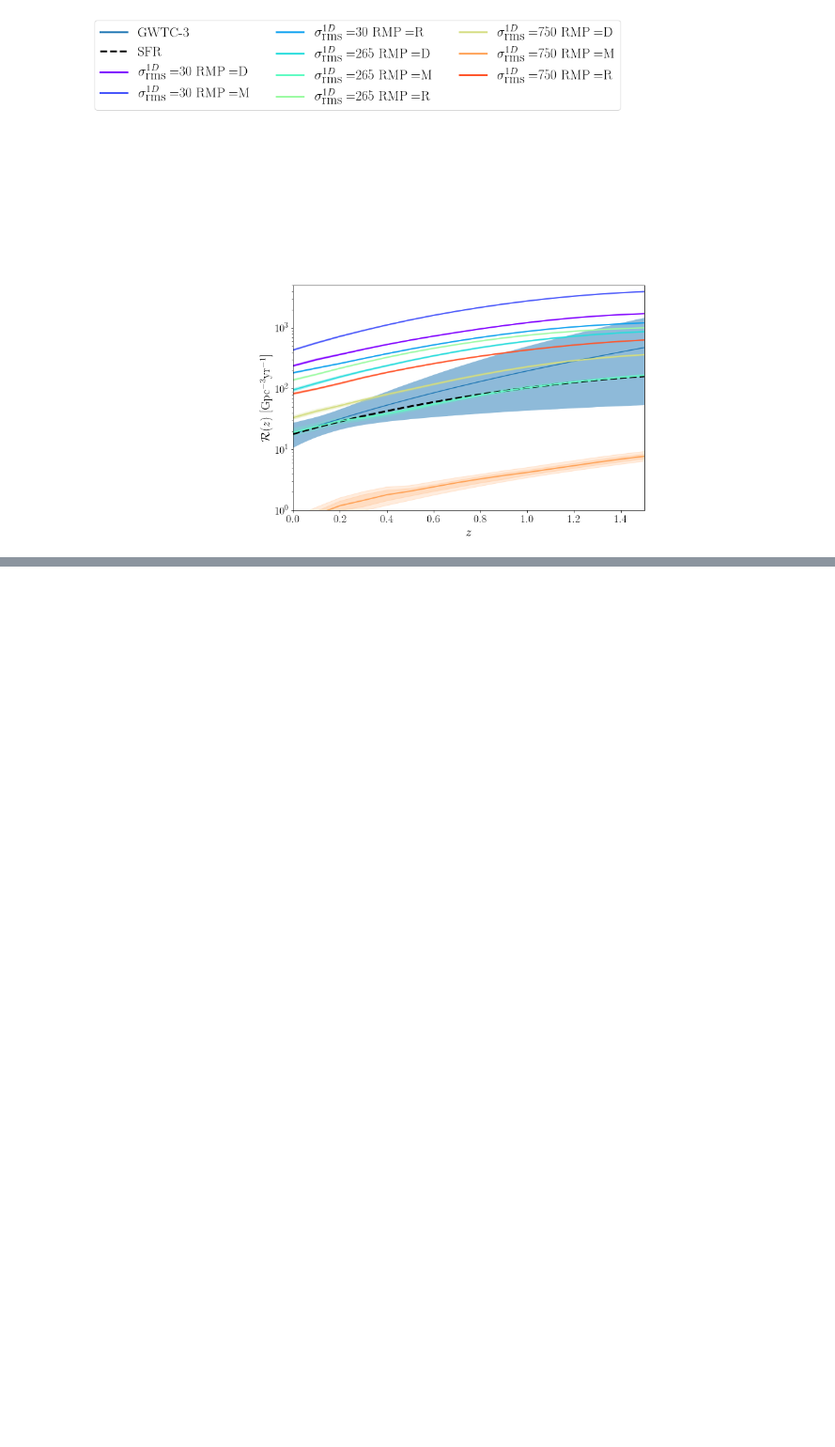
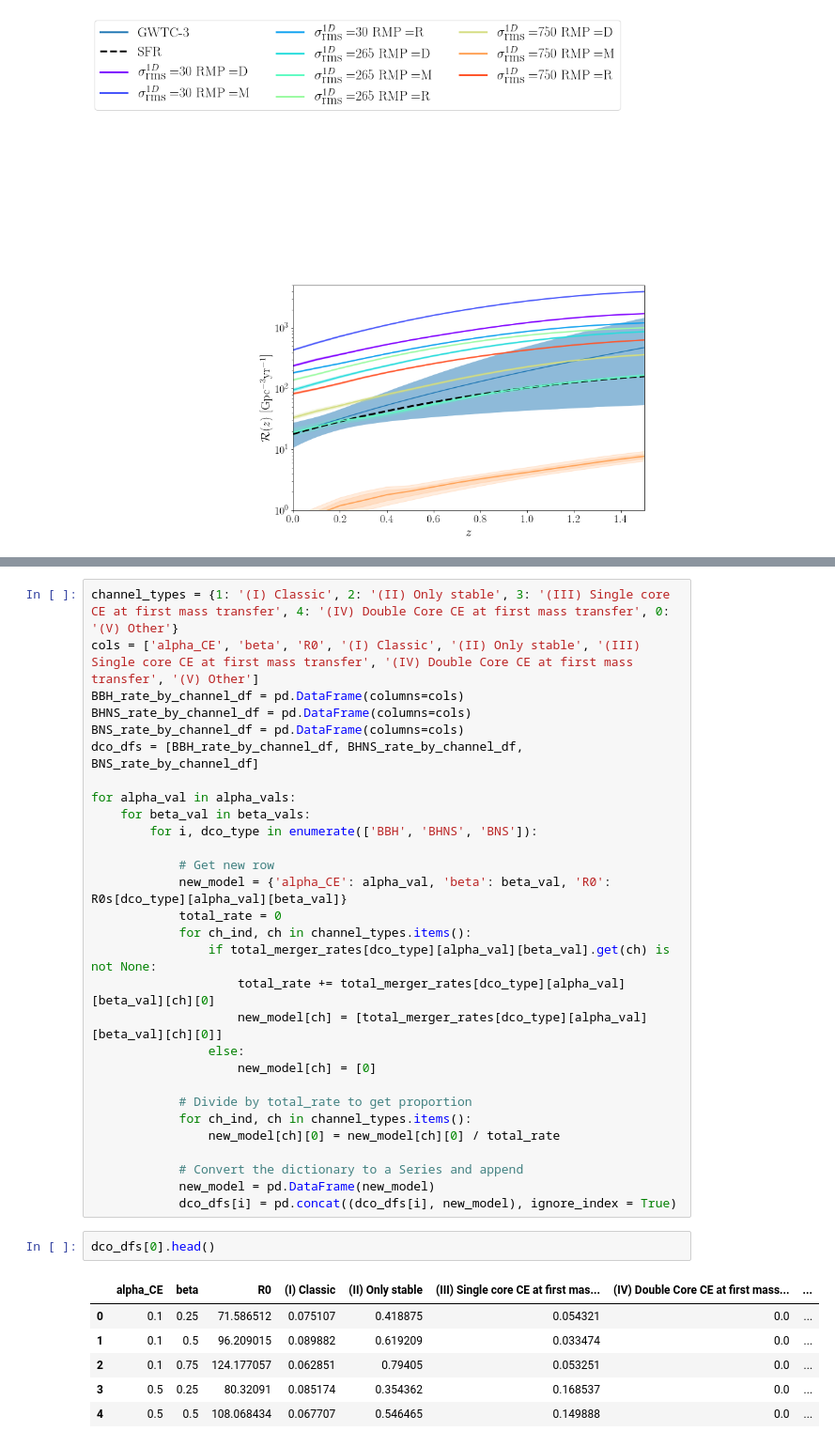
Before and after one commit to Adam-Boesky/Exploring_Parameter_Space, a Jupyter notebook: Data_Analysis/V2_final_sigma_remnant_plots.ipynb, the cells around one changed output, grey strips where cells are left out. Shown at 94% size. Saved outputs shown, nothing was run; the diff lists cells and outputs as text; blank space fills up the shorter version.

```diff
--- a/Data_Analysis/V2_final_sigma_remnant_plots.ipynb
+++ b/Data_Analysis/V2_final_sigma_remnant_plots.ipynb
@@ -1369,0 +1484,38 @@ ClassMSSFR: Remember to set self.SFRprescription() + subparts
+# %%
+channel_types = {1: '(I) Classic', 2: '(II) Only stable', 3: '(III) Single core CE at first mass transfer', 4: '(IV) Double Core CE at first mass transfer', 0: '(V) Other'}
+cols = ['alpha_CE', 'beta', 'R0', '(I) Classic', '(II) Only stable', '(III) Single core CE at first mass transfer', '(IV) Double Core CE at first mass transfer', '(V) Other']
+BBH_rate_by_channel_df = pd.DataFrame(columns=cols)
+BHNS_rate_by_channel_df = pd.DataFrame(columns=cols)
+BNS_rate_by_channel_df = pd.DataFrame(columns=cols)
+dco_dfs = [BBH_rate_by_channel_df, BHNS_rate_by_channel_df, BNS_rate_by_channel_df]
+
+for alpha_val in alpha_vals:
+    for beta_val in beta_vals:
+        for i, dco_type in enumerate(['BBH', 'BHNS', 'BNS']):
+
+            # Get new row
+            new_model = {'alpha_CE': alpha_val, 'beta': beta_val, 'R0': R0s[dco_type][alpha_val][beta_val]}
+            total_rate = 0
+            for ch_ind, ch in channel_types.items():
+                if total_merger_rates[dco_type][alpha_val][beta_val].get(ch) is not None:
+                    total_rate += total_merger_rates[dco_type][alpha_val][beta_val][ch][0]
+                    new_model[ch] = [total_merger_rates[dco_type][alpha_val][beta_val][ch][0]]
+                else:
+                    new_model[ch] = [0]
+
+            # Divide by total_rate to get proportion
+            for ch_ind, ch in channel_types.items():
+                new_model[ch][0] = new_model[ch][0] / total_rate
+
+            # Convert the dictionary to a Series and append
+            new_model = pd.DataFrame(new_model)
+            dco_dfs[i] = pd.concat((dco_dfs[i], new_model), ignore_index = True)
+# %%
+dco_dfs[0].head()
+# %% [output]
+|  | alpha_CE | beta | R0 | (I) Classic | (II) Only stable | (III) Single core CE at first mas... | (IV) Double Core CE at first mass... | ... |
+| 0 | 0.1 | 0.25 | 71.586512 | 0.075107 | 0.418875 | 0.054321 | 0.0 | ... |
+| 1 | 0.1 | 0.5 | 96.209015 | 0.089882 | 0.619209 | 0.033474 | 0.0 | ... |
+| 2 | 0.1 | 0.75 | 124.177057 | 0.062851 | 0.79405 | 0.053251 | 0.0 | ... |
+| 3 | 0.5 | 0.25 | 80.32091 | 0.085174 | 0.354362 | 0.168537 | 0.0 | ... |
+| 4 | 0.5 | 0.5 | 108.068434 | 0.067707 | 0.546465 | 0.149888 | 0.0 | ... |
```
Also changed, not shown: parts of 3 cells of this notebook, 3 other files.
